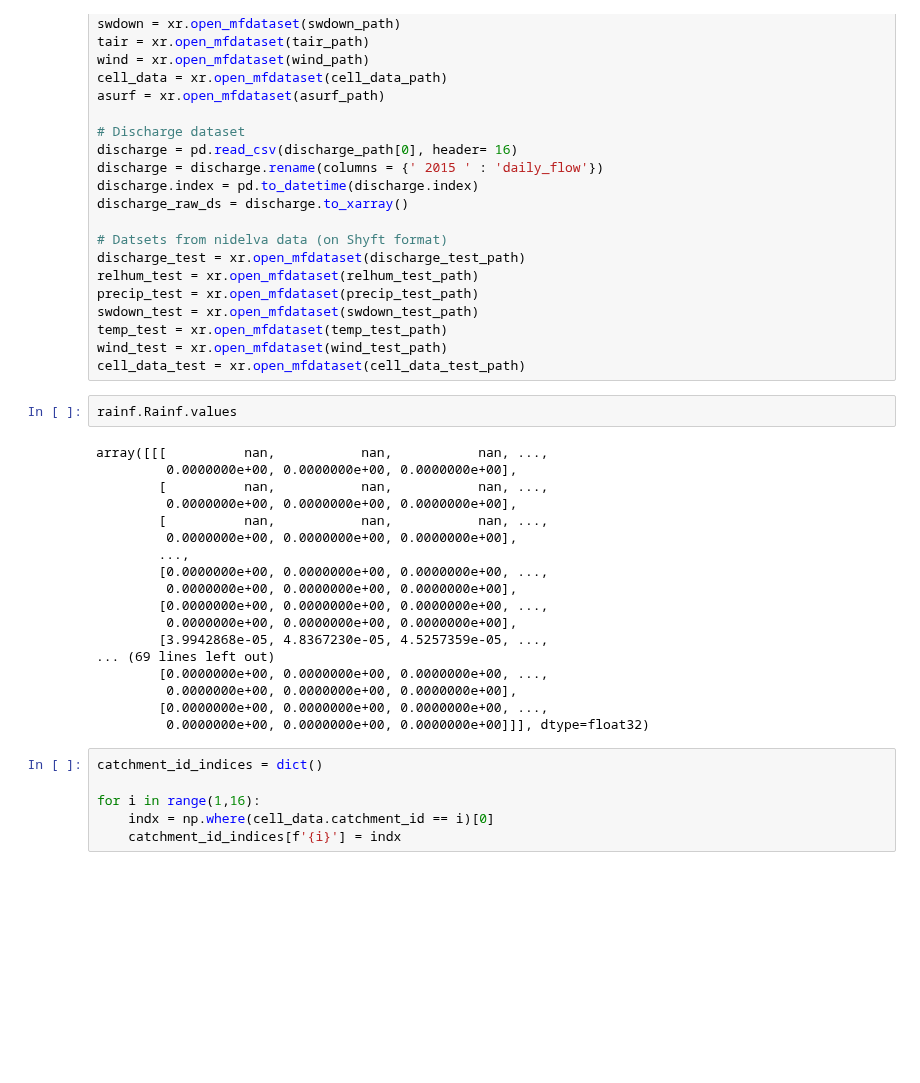
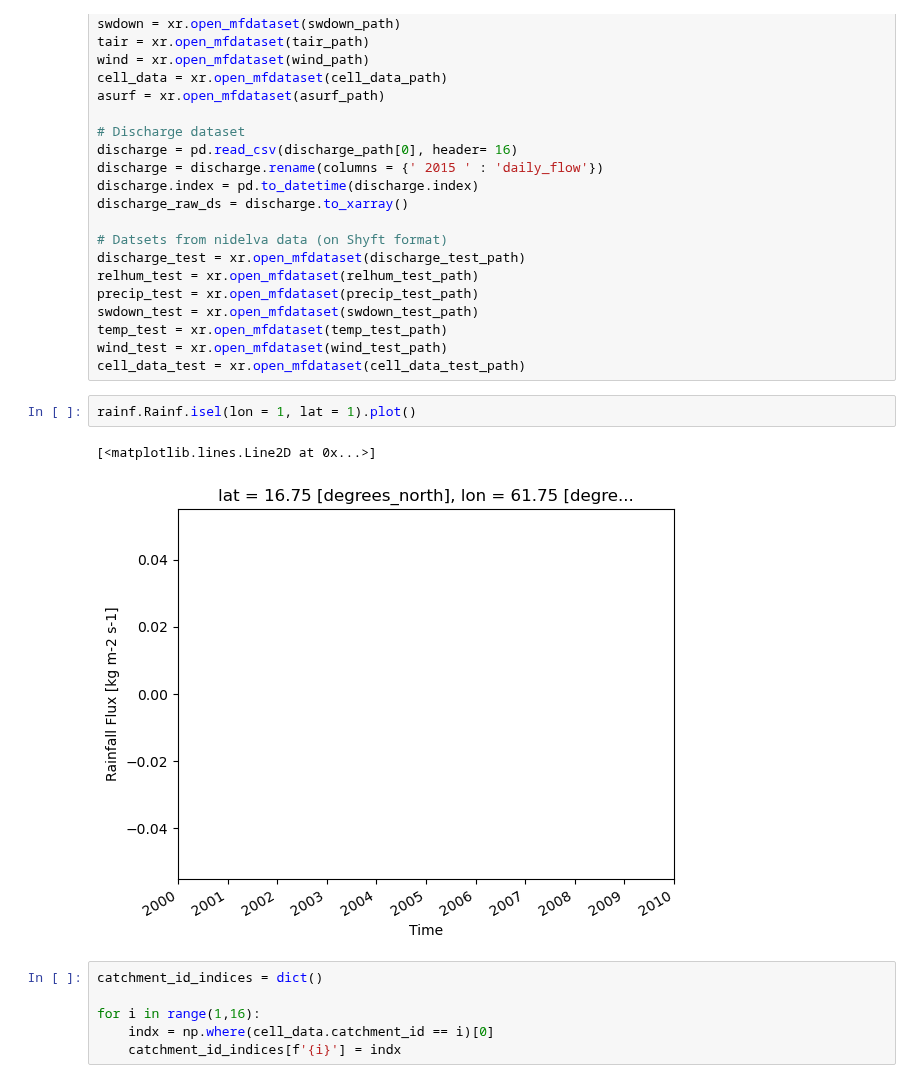
Before and after one commit to jacobqs/MST-Himalaya, a Jupyter notebook: make_shyft_data_input.ipynb, the cells around one changed output. Cells and saved outputs as stored; diff of their text form; blank space fills up the shorter version.

```diff
--- a/make_shyft_data_input.ipynb
+++ b/make_shyft_data_input.ipynb
@@ -78,26 +67,11 @@ swdown_test = xr.open_mfdataset(swdown_test_path)
 temp_test = xr.open_mfdataset(temp_test_path)
 wind_test = xr.open_mfdataset(wind_test_path)
 cell_data_test = xr.open_mfdataset(cell_data_test_path)
-# %%
-rainf.Rainf.values
-# %% [output]
-array([[[          nan,           nan,           nan, ...,
-         0.0000000e+00, 0.0000000e+00, 0.0000000e+00],
-        [          nan,           nan,           nan, ...,
-         0.0000000e+00, 0.0000000e+00, 0.0000000e+00],
-        [          nan,           nan,           nan, ...,
-         0.0000000e+00, 0.0000000e+00, 0.0000000e+00],
-        ...,
-        [0.0000000e+00, 0.0000000e+00, 0.0000000e+00, ...,
-         0.0000000e+00, 0.0000000e+00, 0.0000000e+00],
-        [0.0000000e+00, 0.0000000e+00, 0.0000000e+00, ...,
-         0.0000000e+00, 0.0000000e+00, 0.0000000e+00],
-        [3.9942868e-05, 4.8367230e-05, 4.5257359e-05, ...,
-... (69 lines left out)
-        [0.0000000e+00, 0.0000000e+00, 0.0000000e+00, ...,
-         0.0000000e+00, 0.0000000e+00, 0.0000000e+00],
-        [0.0000000e+00, 0.0000000e+00, 0.0000000e+00, ...,
-         0.0000000e+00, 0.0000000e+00, 0.0000000e+00]]], dtype=float32)
+# %%
+rainf.Rainf.isel(lon = 1, lat = 1).plot()
+# %% [output]
+[<matplotlib.lines.Line2D at 0x...>]
+[figure, added]
 # %%
 catchment_id_indices = dict()
 
```
Also changed, not shown: parts of 1 cell of this notebook, 8 other files.
